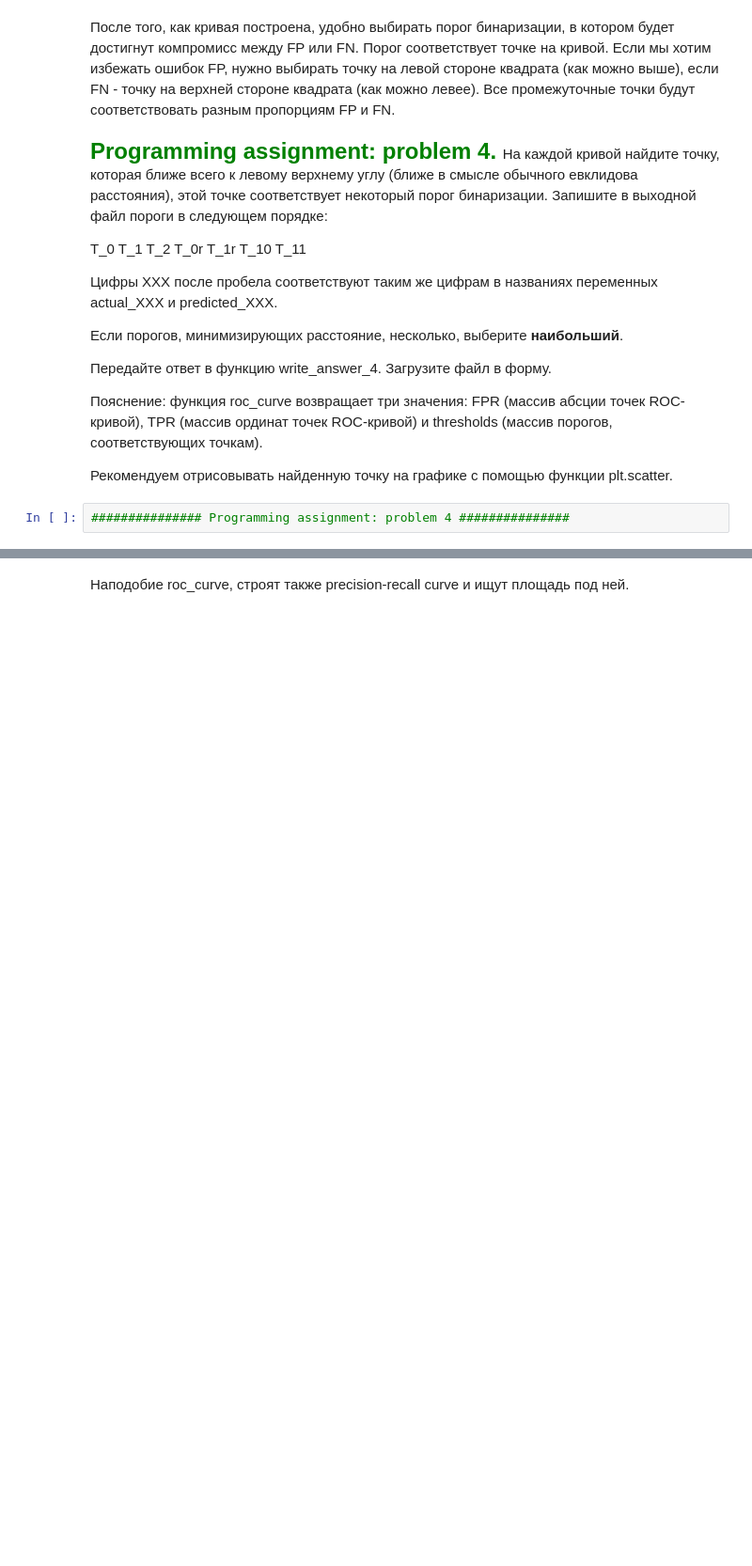
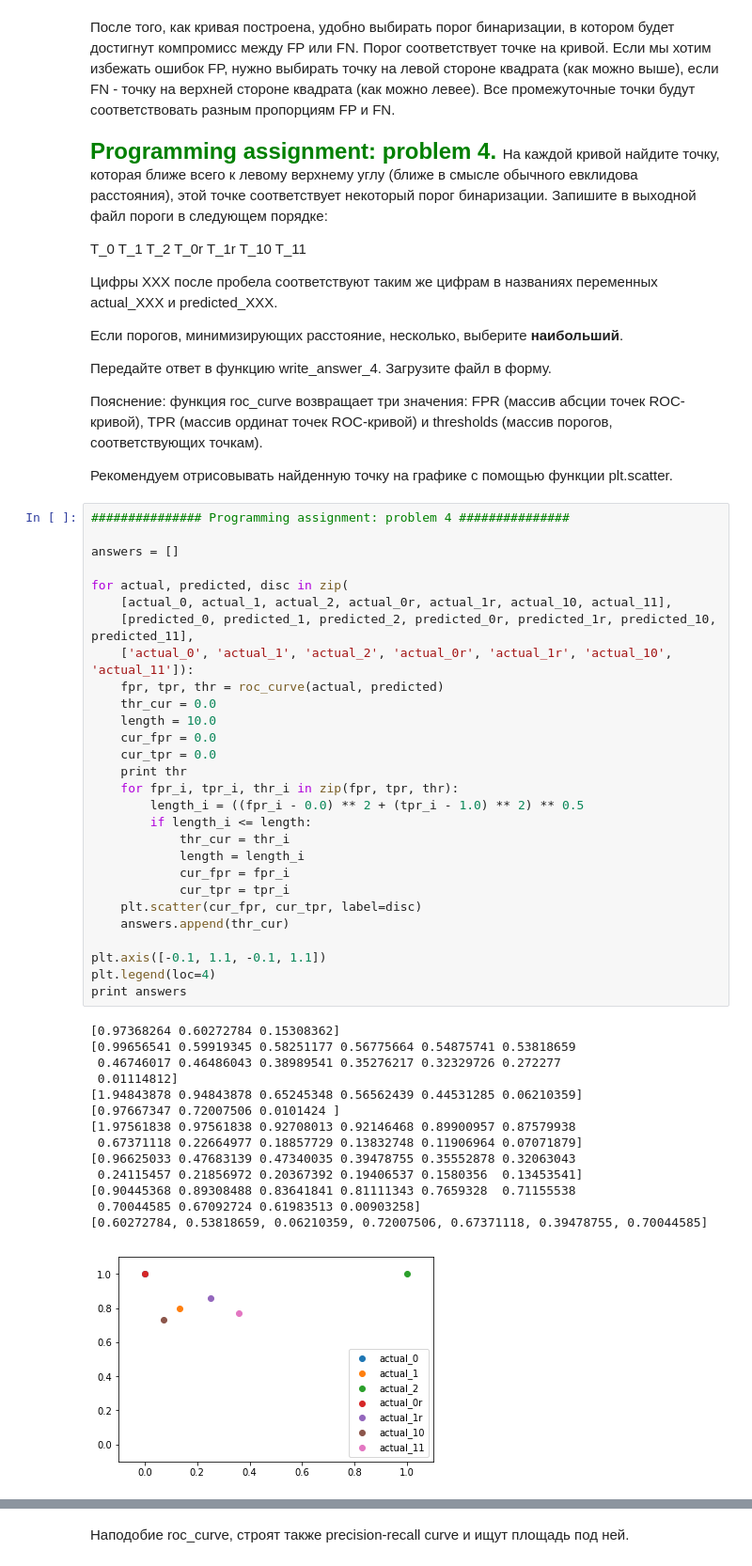
Before and after one commit to AndreyEzhov/coursera_ML, a Jupyter notebook: Step2/Week2/MetricsPA.ipynb, the cells around one changed output, grey strips where cells are left out. Shown: that part at 94% size. Cells and saved outputs as stored; diff of their text form; blank space fills up the shorter version.

```diff
--- a/Step2/Week2/MetricsPA.ipynb
+++ b/Step2/Week2/MetricsPA.ipynb
@@ -451,6 +506,47 @@ T_0 T_1 T_2 T_0r T_1r T_10 T_11
 Пояснение: функция roc_curve возвращает три значения: FPR (массив абсции точек ROC-кривой), TPR (массив ординат точек ROC-кривой) и thresholds (массив порогов, соответствующих точкам).
 
 Рекомендуем отрисовывать найденную точку на графике с помощью функции plt.scatter.
-# %%
-############### Programming assignment: problem 4 ###############
+# %%
+############### Programming assignment: problem 4 ###############
+
+answers = []
+
+for actual, predicted, disc in zip(
+    [actual_0, actual_1, actual_2, actual_0r, actual_1r, actual_10, actual_11],
+    [predicted_0, predicted_1, predicted_2, predicted_0r, predicted_1r, predicted_10, predicted_11],
+    ['actual_0', 'actual_1', 'actual_2', 'actual_0r', 'actual_1r', 'actual_10', 'actual_11']):
+    fpr, tpr, thr = roc_curve(actual, predicted)
+    thr_cur = 0.0
+    length = 10.0
+    cur_fpr = 0.0
+    cur_tpr = 0.0
+    print thr
+    for fpr_i, tpr_i, thr_i in zip(fpr, tpr, thr):
+        length_i = ((fpr_i - 0.0) ** 2 + (tpr_i - 1.0) ** 2) ** 0.5
+        if length_i <= length:
+            thr_cur = thr_i
+            length = length_i
+            cur_fpr = fpr_i
+            cur_tpr = tpr_i
+    plt.scatter(cur_fpr, cur_tpr, label=disc)
+    answers.append(thr_cur)
+
+plt.axis([-0.1, 1.1, -0.1, 1.1])
+plt.legend(loc=4)
+print answers
+# %% [output]
+[0.97368264 0.60272784 0.15308362]
+[0.99656541 0.59919345 0.58251177 0.56775664 0.54875741 0.53818659
+ 0.46746017 0.46486043 0.38989541 0.35276217 0.32329726 0.272277
+ 0.01114812]
+[1.94843878 0.94843878 0.65245348 0.56562439 0.44531285 0.06210359]
+[0.97667347 0.72007506 0.0101424 ]
+[1.97561838 0.97561838 0.92708013 0.92146468 0.89900957 0.87579938
+ 0.67371118 0.22664977 0.18857729 0.13832748 0.11906964 0.07071879]
+[0.96625033 0.47683139 0.47340035 0.39478755 0.35552878 0.32063043
+ 0.24115457 0.21856972 0.20367392 0.19406537 0.1580356  0.13453541]
+[0.90445368 0.89308488 0.83641841 0.81111343 0.7659328  0.71155538
+ 0.70044585 0.67092724 0.61983513 0.00903258]
+[0.60272784, 0.53818659, 0.06210359, 0.72007506, 0.67371118, 0.39478755, 0.70044585]
+[figure, added]
 # %%
```
Also changed, not shown: parts of 16 cells of this notebook, 3 other files.
